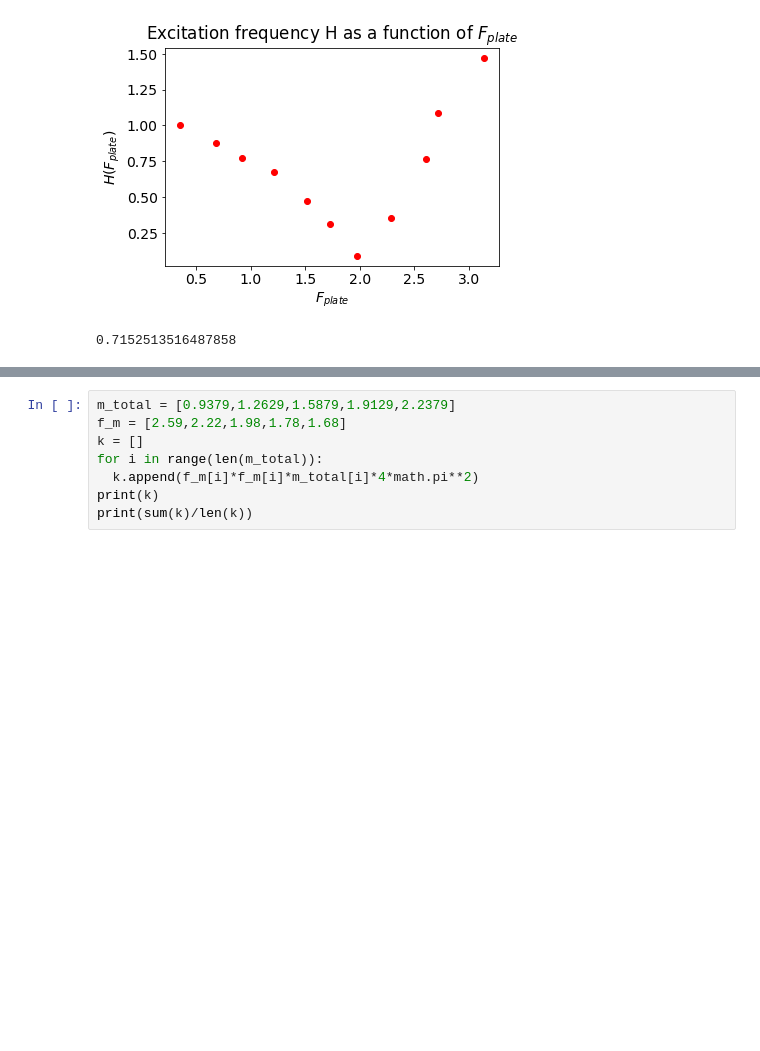
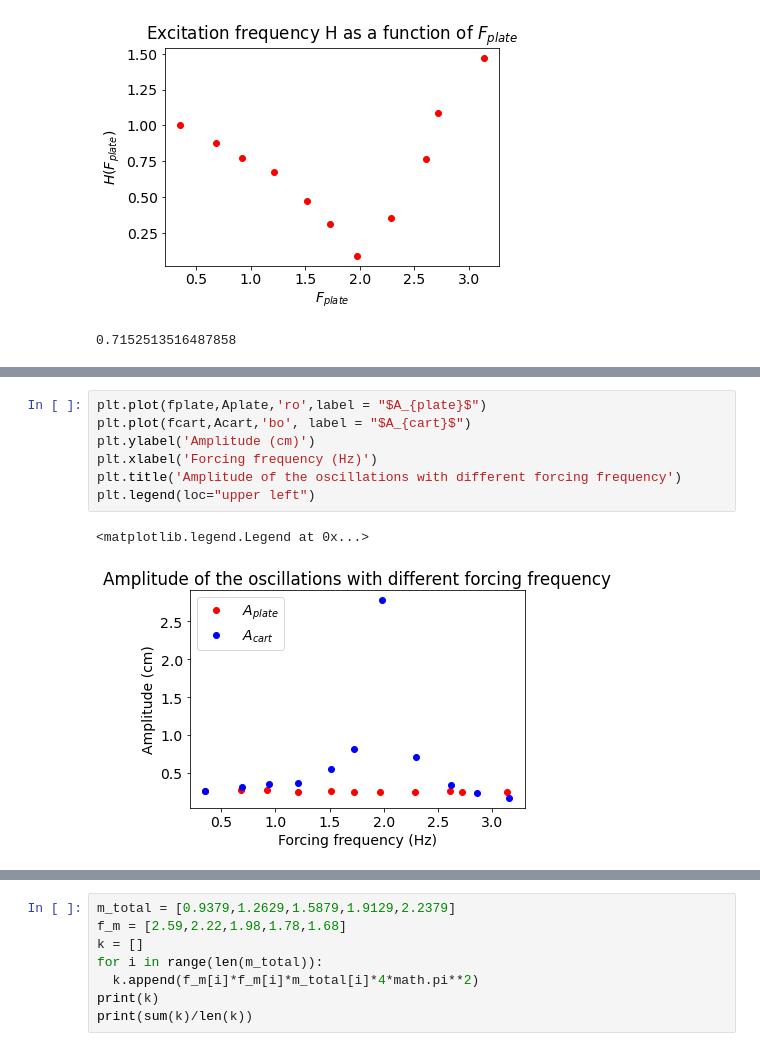
Before and after one commit to nnguyenu/ML-basic, a Jupyter notebook: Matplot_lib_tutorial.ipynb, the cells around one changed output, grey strips where cells are left out. Saved outputs shown, nothing was run; the diff lists cells and outputs as text; blank space fills up the shorter version.

```diff
--- a/Matplot_lib_tutorial.ipynb
+++ b/Matplot_lib_tutorial.ipynb
@@ -72 +82,11 @@ sum(H)/len(H)
+# %%
+plt.plot(fplate,Aplate,'ro',label = "$A_{plate}$")
+plt.plot(fcart,Acart,'bo', label = "$A_{cart}$")
+plt.ylabel('Amplitude (cm)')
+plt.xlabel('Forcing frequency (Hz)')
+plt.title('Amplitude of the oscillations with different forcing frequency')
+plt.legend(loc="upper left")
+# %% [output]
+<matplotlib.legend.Legend at 0x...>
+[figure, added]
 # %%
```
Also changed, not shown: parts of 4 cells of this notebook.
